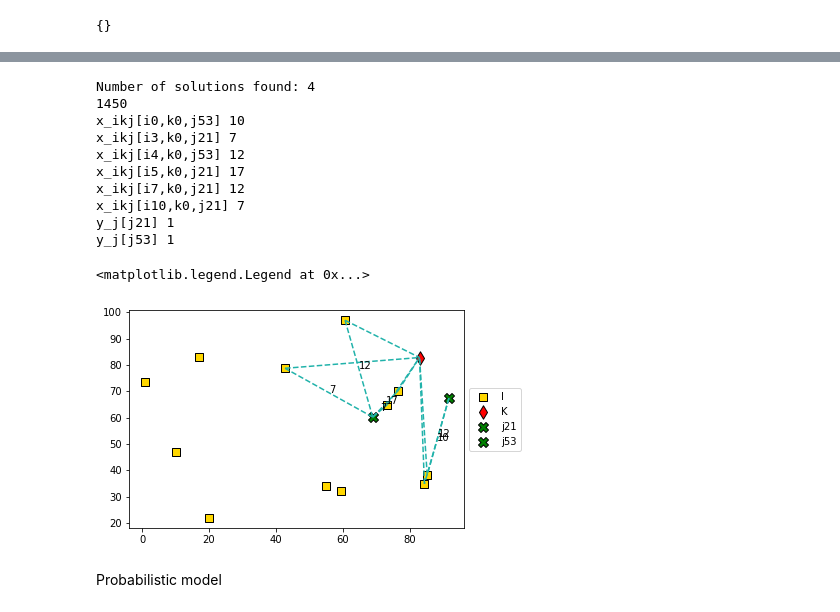
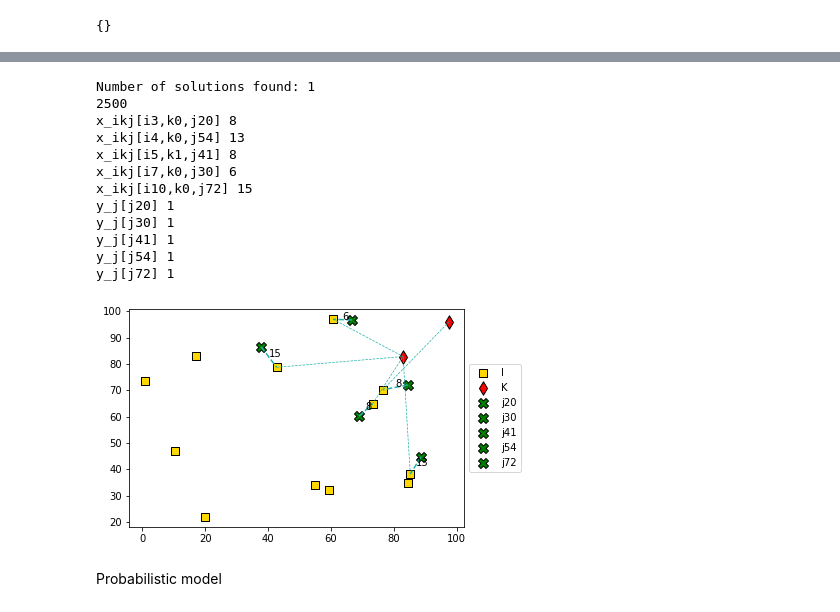
Before and after one commit to petrenaa/Master_Thesis_Drone_Specimen_Delivery, a Jupyter notebook: Specimen Delivery Project.ipynb, the cells around one changed output, grey strips where cells are left out. Saved outputs shown, nothing was run; the diff lists cells and outputs as text; code cells hidden in the pictures.

Commit message:
Adding function of graph

```diff
--- a/Specimen Delivery Project.ipynb
+++ b/Specimen Delivery Project.ipynb
@@ -14,7 +14,7 @@ from gurobipy import GRB
 # %%
 #Define the number of elememts in each set I, J, K
 i_num = 12
-k_num = 1
+k_num = 2
 j_num = 100 #Without I and K, so real j_num_real = j_num + i_num + k_num
 
 #Define empty data frames
@@ -67,7 +67,7 @@ plt.legend(loc='center left', bbox_to_anchor=(1, 0.5))
 #Define constants
 
 B = 100
-S = 50
+S = 10
 alpha = 10
 beta = 400
 q_j = {j: 50 for j in J.index}
@@ -253,48 +255,54 @@ for iter2 in range(1):
         print("\n")
 print("\n")
 # %% [output]
-Number of solutions found: 4
-1450
-x_ikj[i0,k0,j53] 10
-x_ikj[i3,k0,j21] 7
-x_ikj[i4,k0,j53] 12
-x_ikj[i5,k0,j21] 17
-x_ikj[i7,k0,j21] 12
-x_ikj[i10,k0,j21] 7
-y_j[j21] 1
-y_j[j53] 1
+Number of solutions found: 1
+2500
+x_ikj[i3,k0,j20] 8
+x_ikj[i4,k0,j54] 13
+x_ikj[i5,k1,j41] 8
+x_ikj[i7,k0,j30] 6
+x_ikj[i10,k0,j72] 15
+y_j[j20] 1
+y_j[j30] 1
+y_j[j41] 1
+y_j[j54] 1
+y_j[j72] 1
 # %%
-# plt.scatter(J['Latitude'], J['Longtitude'], color = 'blue', edgecolors = 'black',
-#             marker = 'o', s = 30, label = 'J')
-plt.scatter(I['Latitude'], I['Longtitude'], color = 'gold', edgecolors = 'black',
-            marker = 's', s = 50, label = 'I')
-plt.scatter(K['Latitude'], K['Longtitude'], color = 'red', edgecolors = 'black',
-            marker = 'd', s = 90, label = 'K')
+def SolutionGraph(I, K, J, model):
+
+    # plt.scatter(J['Latitude'], J['Longtitude'], color = 'blue', edgecolors = 'black',
+    #             marker = 'o', s = 30, label = 'J')
+    plt.scatter(I['Latitude'], I['Longtitude'], color = 'gold', edgecolors = 'black',
+                marker = 's', s = 50, label = 'I')
+    plt.scatter(K['Latitude'], K['Longtitude'], color = 'red', edgecolors = 'black',
+                marker = 'd', s = 90, label = 'K')
 
 
-for v in model_det.getVars():
-    if v.xn > 0:
-        if v.varName.startswith('x_ikj'):
-            indices_x = v.varName[6:-1].split(',') #drop variable name and brackets and convert to a list of indices
-            plt.plot((J.loc[indices_x[2], 'Latitude'], I.loc[indices_x[0], 'Latitude']),
-                     (J.loc[indices_x[2], 'Longtitude'], I.loc[indices_x[0], 'Longtitude']),
-                     color = 'lightseagreen', linestyle = "--")
-            plt.plot((I.loc[indices_x[0], 'Latitude'], K.loc[indices_x[1], 'Latitude']),
-                     (I.loc[indices_x[0], 'Longtitude'], K.loc[indices_x[1], 'Longtitude']),
-                     color = 'lightseagreen', linestyle = "--")
-            plt.annotate(str(int(v.xn)), xy = ((J.loc[indices_x[2], 'Latitude'] + I.loc[indices_x[0], 'Latitude'])/2,
-                                               (J.loc[indices_x[2], 'Longtitude'] + I.loc[indices_x[0], 'Longtitude'])/2))
-        else:
-            index_y = v.varName[4:-1]
-            plt.scatter(J.loc[index_y, 'Latitude'], J.loc[index_y, 'Longtitude'], color = 'green',
-                        edgecolors = 'black', s = 100, marker = 'X', label = index_y)
+    for v in model.getVars():
+        if v.xn > 0:
+            if v.varName.startswith('x_ikj'):
+                indices_x = v.varName[6:-1].split(',') #drop variable name and brackets and convert to a list of indices
+                plt.plot((J.loc[indices_x[2], 'Latitude'], I.loc[indices_x[0], 'Latitude']),
+                        (J.loc[indices_x[2], 'Longtitude'], I.loc[indices_x[0], 'Longtitude']),
+                        color = 'lightseagreen', linestyle = "--")
+                plt.plot((I.loc[indices_x[0], 'Latitude'], K.loc[indices_x[1], 'Latitude']),
+                        (I.loc[indices_x[0], 'Longtitude'], K.loc[indices_x[1], 'Longtitude']),
+                        color = 'lightseagreen', linestyle = "--", linewidth = 0.7)
+                plt.annotate(str(int(v.xn)), xy = ((J.loc[indices_x[2], 'Latitude'] + I.loc[indices_x[0], 'Latitude'])/2,
+                                                (J.loc[indices_x[2], 'Longtitude'] + I.loc[indices_x[0], 'Longtitude'])/2))
+            else:
+                index_y = v.varName[4:-1]
+                plt.scatter(J.loc[index_y, 'Latitude'], J.loc[index_y, 'Longtitude'], color = 'green',
+                            edgecolors = 'black', s = 100, marker = 'X', label = index_y)
 
 
 
-plt.legend(loc = 'center left', bbox_to_anchor = (1, 0.5))
+    plt.legend(loc = 'center left', bbox_to_anchor = (1, 0.5))
+
+
+SolutionGraph(I, K, J, model_det)
 # %% [output]
-<matplotlib.legend.Legend at 0x...>
-[figure, old version]
+[figure, new version]
 # %% [markdown]
 Probabilistic model
 # %%
```
Also changed, not shown: parts of 7 cells of this notebook.
